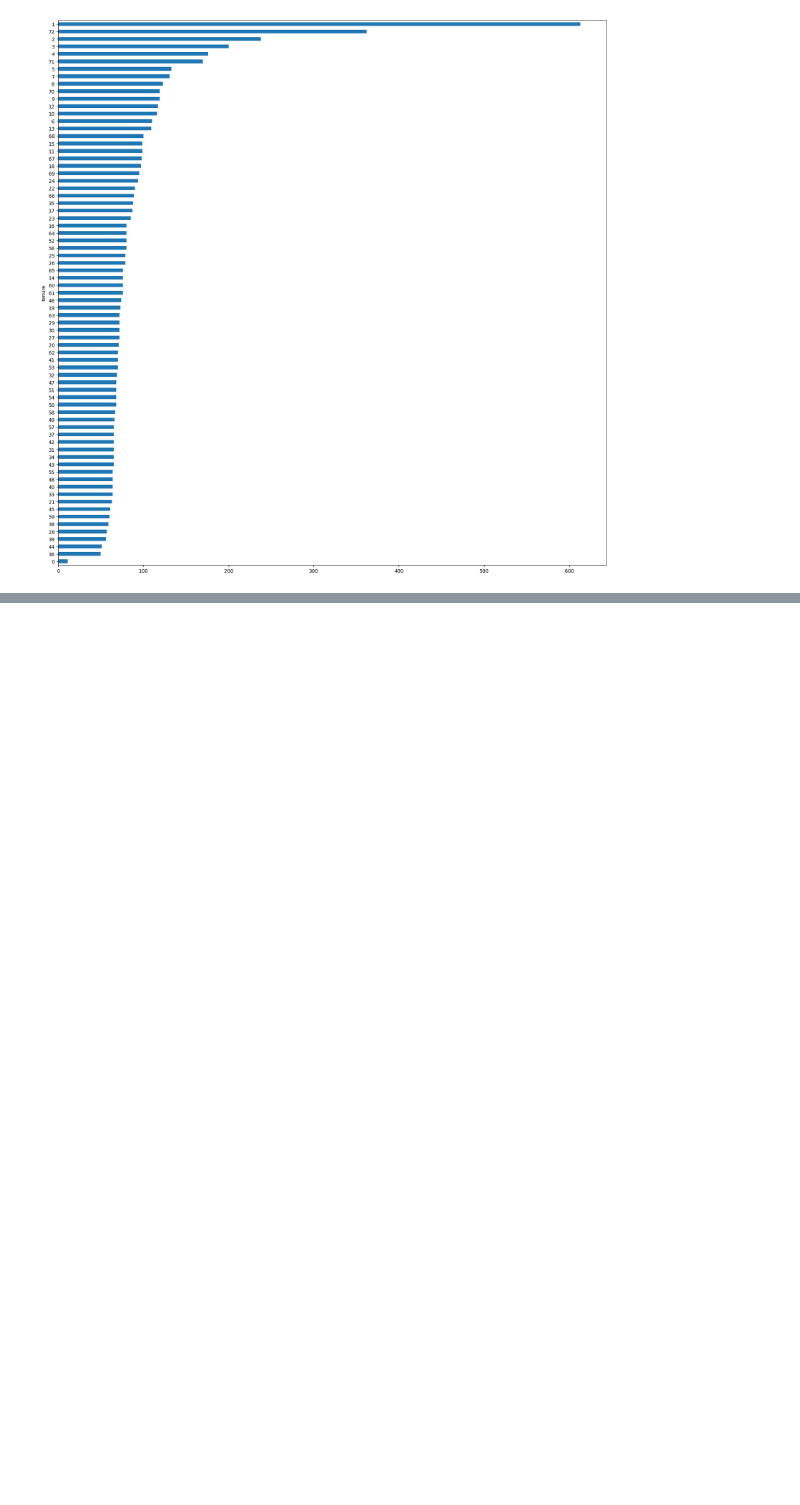
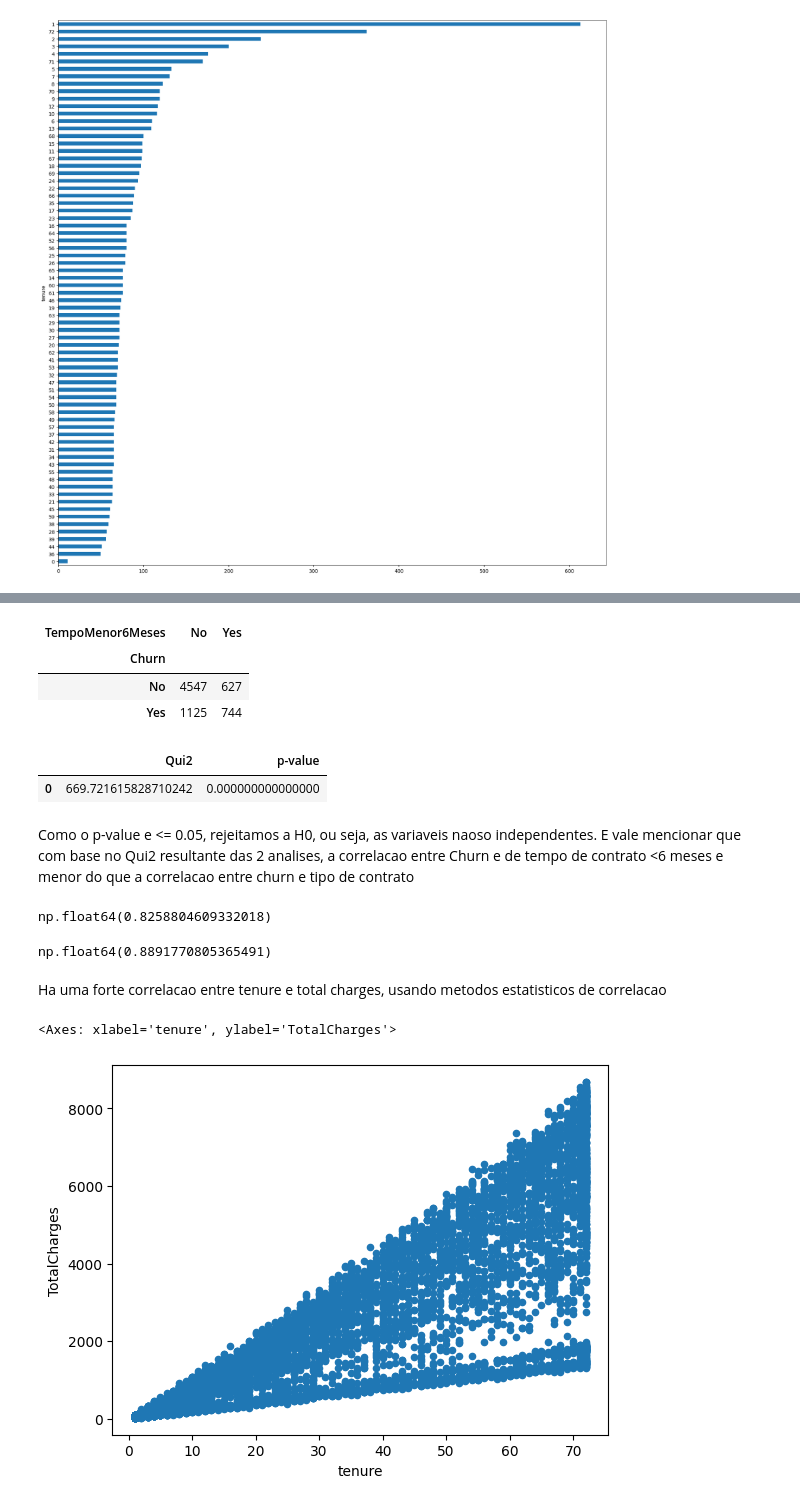
Before and after one commit to floppydisk89/trilha-ai, a Jupyter notebook: eda/eda_churn.ipynb, the cells around one changed output, grey strips where cells are left out. Cells and saved outputs as stored; diff of their text form; code cells hidden in the pictures; blank space fills up the shorter version.

Commit message:
eda - analise bivariada

```diff
--- a/eda/eda_churn.ipynb
+++ b/eda/eda_churn.ipynb
@@ -769,0 +858,3 @@ df_churn.groupby(['tenure'])['tenure'].count().sort_values().plot.barh(figsize=(
+# %%
+# criar coluna nova
+df_churn['TempoMenor6Meses'] = np.where(df_churn.tenure<6, 'Yes', 'No')
@@ -769,0 +871,9 @@ df_churn.groupby(['tenure'])['tenure'].count().sort_values().plot.barh(figsize=(
+# %%
+# gerar um dataframe da crosstab (sem totais)
+df_crosstab_churn_tenure = pd.crosstab(df_churn.Churn, df_churn.TempoMenor6Meses)
+df_crosstab_churn_tenure
+# %% [output]
+| TempoMenor6Meses | No | Yes |
+| Churn |  |  |
+| No | 4547 | 627 |
+| Yes | 1125 | 744 |
@@ -769,0 +885,31 @@ df_churn.groupby(['tenure'])['tenure'].count().sort_values().plot.barh(figsize=(
+# %%
+df_chi_scores_churn_tenure = pd.DataFrame({'Qui2': scores_churn_tenure, 'p-value': pvalues_churn_tenure})
+df_chi_scores_churn_tenure
+# %% [output]
+|  | Qui2 | p-value |
+| 0 | 669.721615828710242 | 0.000000000000000 |
+# %% [markdown]
+Como o p-value e <= 0.05, rejeitamos a H0, ou seja, as variaveis naoso independentes. E vale mencionar que com base no Qui2 resultante das 2 analises, a correlacao entre Churn e de tempo de contrato <6 meses e menor do que a correlacao entre churn e tipo de contrato
+# %%
+# correlacao entre 2 variaveis numericas
+# Tenure com total charges
+# a intuicao e que quanto mais tempo de contrato maior o valor pago
+# correlacao entre 2 variaveis numericas usando pearson
+
+df_churn.tenure.corr(df_churn.TotalCharges)
+# %% [output]
+np.float64(0.8258804609332018)
+# %%
+# correlacao de 2 variaveis numericas - spearman
+df_churn.tenure.corr(df_churn.TotalCharges, method='spearman')
+# %% [output]
+np.float64(0.8891770805365491)
+# %% [markdown]
+Ha uma forte correlacao entre tenure e total charges, usando metodos estatisticos de correlacao
+# %%
+# apresentar plot scatter entre tenure e totalcharges
+# grafico de dispersao
+df_churn.plot.scatter(x='tenure', y='TotalCharges')
+# %% [output]
+<Axes: xlabel='tenure', ylabel='TotalCharges'>
+[figure, added]
```
Also changed, not shown: parts of 27 cells of this notebook, 2 other files.
